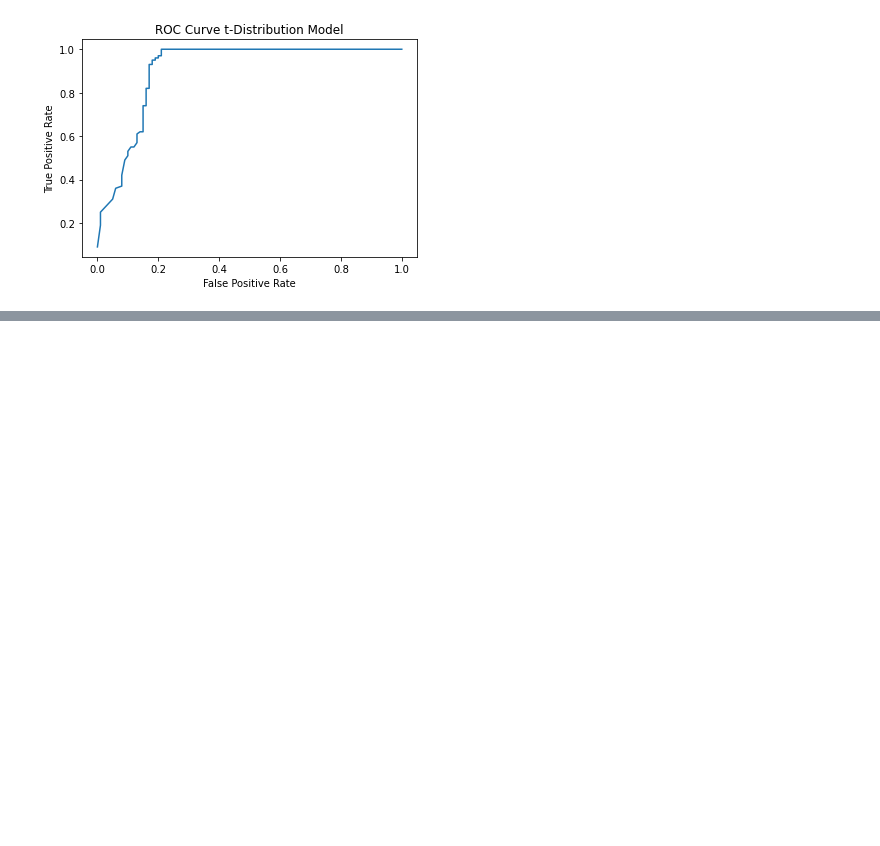
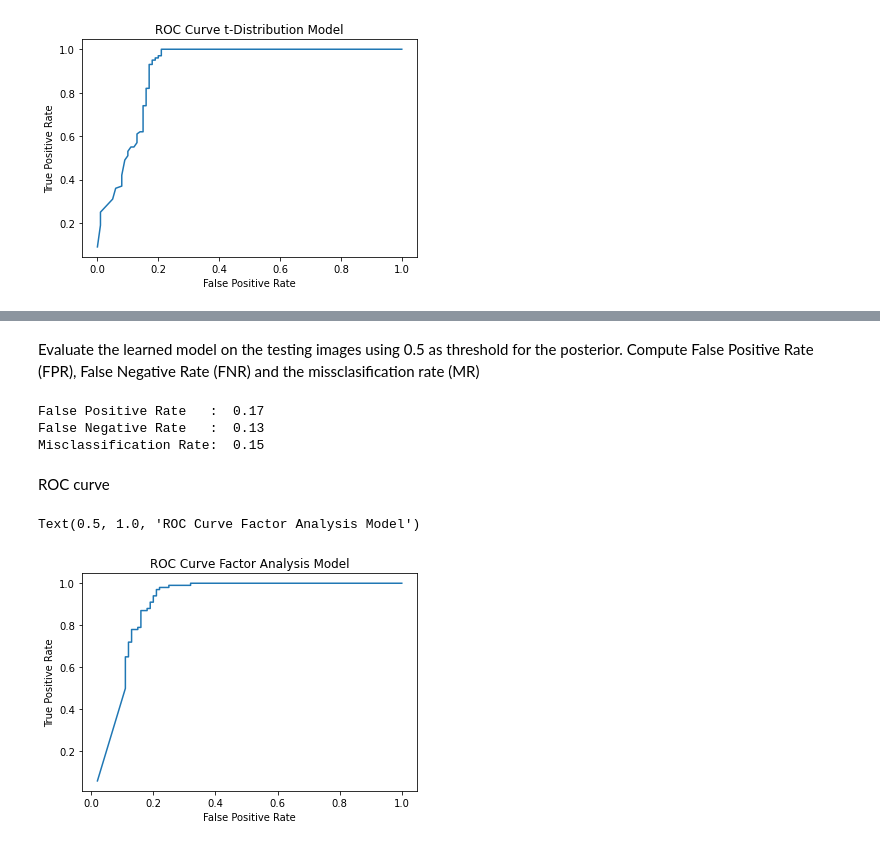
Before and after one commit to danmenloz/FaceDetection, a Jupyter notebook: Models.ipynb, the cells around one changed output, grey strips where cells are left out. Cells and saved outputs as stored; diff of their text form; code cells hidden in the pictures; blank space fills up the shorter version.

```diff
--- a/Models.ipynb
+++ b/Models.ipynb
@@ -594,0 +720,42 @@ Text(0.5, 1.0, 'ROC Curve t-Distribution Model')
+# %% [markdown]
+Evaluate the learned model on the testing images using 0.5 as threshold for the posterior. Compute False Positive Rate (FPR), False Negative Rate (FNR) and the missclasification rate (MR)
+# %%
+threshold = 0.5 # detection threshold
+
+TP, FN =  predictFA(X1_test, np.ones(X1_test.shape[0]), mu_FA, sigma_FA, phi_FA, threshold)
+TN, FP =  predictFA(X0_test, np.zeros(X0_test.shape[0]), mu_FA, sigma_FA, phi_FA, threshold)
+
+# Compute rates
+FPR = FP / (FP+TN)
+FNR = FN / (TP+FN)
+MR = (FP + FN) / (X0_test.shape[0] + X1_test.shape[0])
+
+# Print results
+print("False Positive Rate   : ",round(FPR,3))
+print("False Negative Rate   : ",round(FNR,3))
+print("Misclassification Rate: ",round(MR,3))
+# %% [output]
+False Positive Rate   :  0.17
+False Negative Rate   :  0.13
+Misclassification Rate:  0.15
+# %% [markdown]
+ROC curve
+# %%
+# Plot ROC Curve
+plt.figure()
+samples = 1000
+plt_FA_FPR = np.zeros(samples)
+plt_FA_TPR = np.zeros(samples)
+for i in range(0,lenROC):
+    threshold = i/(lenROC-1)
+    TP, FN =  predictFA(X1_test, np.ones(X1_test.shape[0]), mu_FA, sigma_FA, phi_FA, threshold)
+    TN, FP =  predictFA(X0_test, np.zeros(X0_test.shape[0]), mu_FA, sigma_FA, phi_FA, threshold)
+    plt_FA_FPR[i] = FP / (FP+TN)
+    plt_FA_TPR[i] = 1 - FN / (FN+TP)
+plt.plot(plt_FA_FPR,plt_FA_TPR)
+plt.xlabel("False Positive Rate")
+plt.ylabel("True Positive Rate")
+plt.title("ROC Curve Factor Analysis Model")
+# %% [output]
+Text(0.5, 1.0, 'ROC Curve Factor Analysis Model')
+[figure, added]
```
Also changed, not shown: parts of 14 cells of this notebook.
